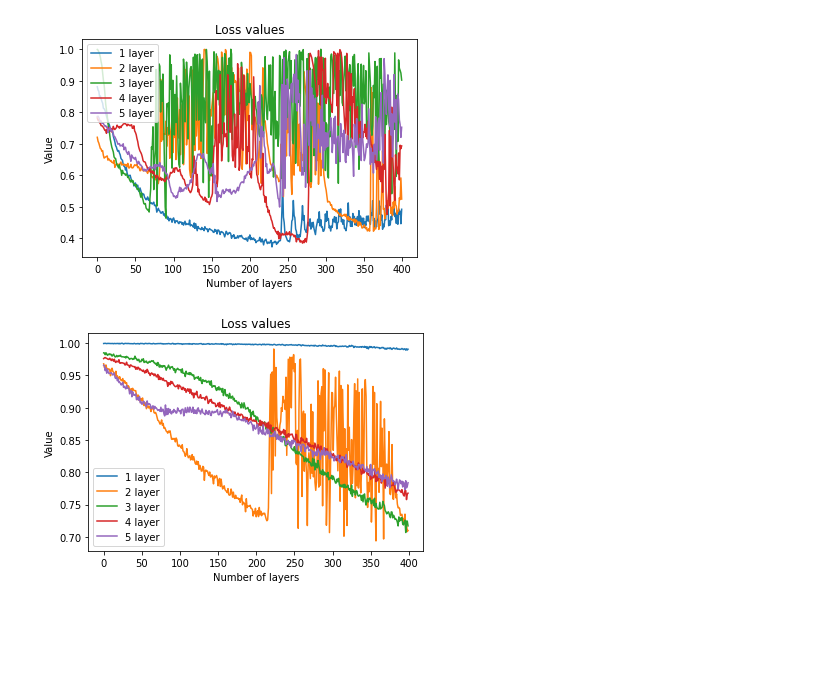
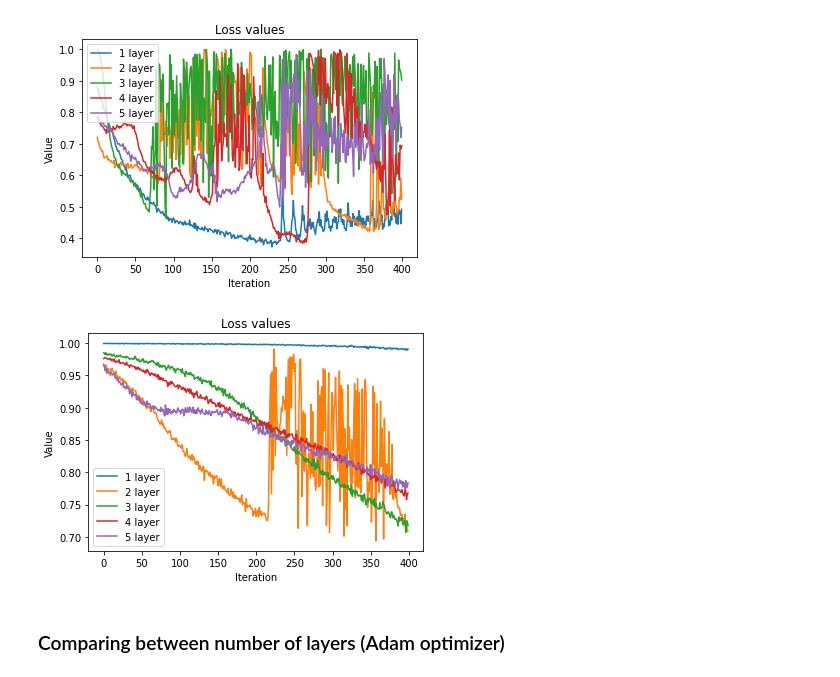
Before and after one commit to vutuanhai237/UC-VQA, a Jupyter notebook: codes/binho_anzsats/plot_compare_num_layer.ipynb, the cells around one changed output. Cells and saved outputs as stored; diff of their text form; code cells hidden in the pictures; blank space fills up the shorter version.

```diff
--- a/codes/binho_anzsats/plot_compare_num_layer.ipynb
+++ b/codes/binho_anzsats/plot_compare_num_layer.ipynb
@@ -148,19 +31,11 @@ Deprecated in NumPy 1.20; for more details and guidance: https://numpy.org/devdo
 # %%
-import os
 for dir in dirs:
     dir = str(dir)
-
-    loss_values_w = pd.read_csv(path + dir + "/loss_values_ghz.csv", sep=",", header=None)
-    #loss_values_haar = fidelities_haar.applymap(lambda s: np.complex(s.replace('i', 'j'))).values
-    plt.plot(loss_values_w, label = dir + ' layer')
-
-
+    ghz = pd.read_csv(path + dir + "/loss_values_ghz.csv", sep=",", header=None)
+    plt.plot(ghz, label = dir + ' layer')
 x = [1,2,3,4,5]
-
 plt.title('Loss values')
-plt.xlabel('Number of layers')
-#plt.xticks(np.arange(min(x) - 1, max(x) + 5, 1))
-#plt.yticks(np.arange(0, 1.4, 0.2))
+plt.xlabel('Iteration')
 plt.ylabel('Value')
 plt.legend()
 #plt.savefig('Compare_num_layer_GHZ.png', format='png', dpi=600)
@@ -170,44 +45,30 @@ plt.show()
 # %%
-import os
 for dir in dirs:
     dir = str(dir)
-
-    loss_values_w = pd.read_csv(path + dir + "/loss_values_w.csv", sep=",", header=None)
-    #loss_values_haar = fidelities_haar.applymap(lambda s: np.complex(s.replace('i', 'j'))).values
-    plt.plot(loss_values_w, label = dir + ' layer')
-
-
+    w = pd.read_csv(path + dir + "/loss_values_w.csv", sep=",", header=None)
+    plt.plot(w, label = dir + ' layer')
 x = [1,2,3,4,5]
-
 plt.title('Loss values')
-plt.xlabel('Number of layers')
-#plt.xticks(np.arange(min(x) - 1, max(x) + 5, 1))
-#plt.yticks(np.arange(0, 1.4, 0.2))
+plt.xlabel('Iteration')
 plt.ylabel('Value')
 plt.legend()
 #plt.savefig('Compare_num_layer_GHZ.png', format='png', dpi=600)
 plt.show()
 # %% [output]
-[figure, old version]
+[figure, new version]
 # %%
-import os
 for dir in dirs:
     dir = str(dir)
-
-    loss_values_w = pd.read_csv(path + dir + "/loss_values_haar.csv", sep=",", header=None)
-    #loss_values_haar = fidelities_haar.applymap(lambda s: np.complex(s.replace('i', 'j'))).values
-    plt.plot(loss_values_w, label = dir + ' layer')
-
-
+    haar = pd.read_csv(path + dir + "/loss_values_haar.csv", sep=",", header=None)
+    plt.plot(haar, label = dir + ' layer')
 x = [1,2,3,4,5]
-
 plt.title('Loss values')
-plt.xlabel('Number of layers')
-#plt.xticks(np.arange(min(x) - 1, max(x) + 5, 1))
-#plt.yticks(np.arange(0, 1.4, 0.2))
+plt.xlabel('Iteration')
 plt.ylabel('Value')
 plt.legend()
 #plt.savefig('Compare_num_layer_GHZ.png', format='png', dpi=600)
 plt.show()
 # %% [output]
-[figure, old version]
+[figure, new version]
+# %% [markdown]
+### Comparing between number of layers (Adam optimizer)
```
Also changed, not shown: parts of 28 cells of this notebook, 51 other files.
